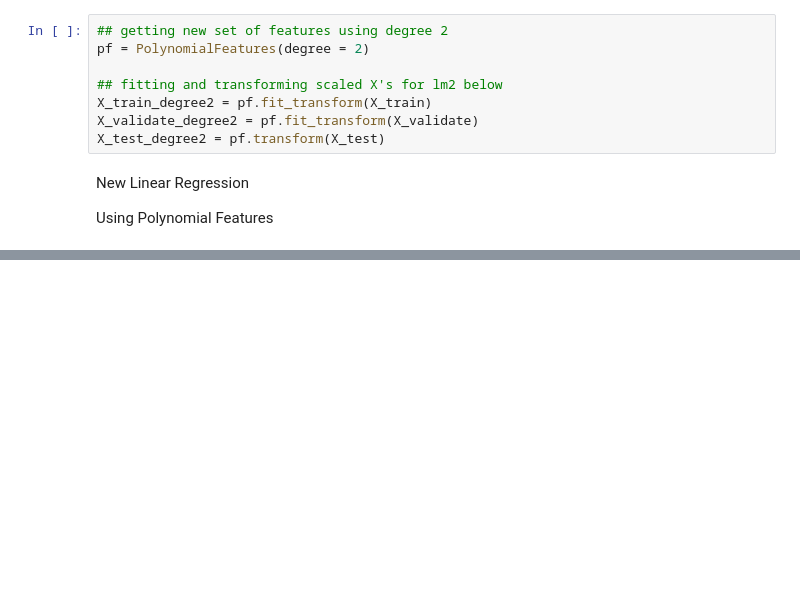
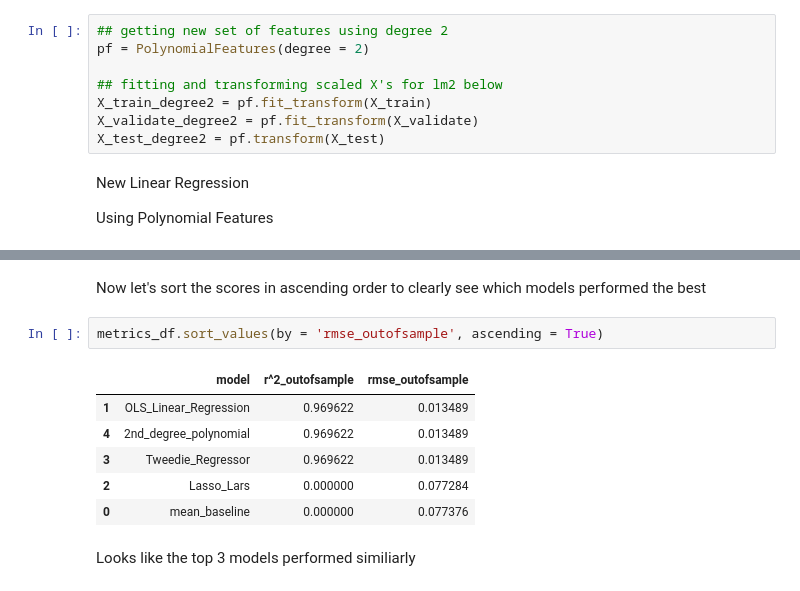
Before and after one commit to ForrestMccrosky/CSGO_player_KD, a Jupyter notebook: Rough_Draft.ipynb, the cells around one changed output, grey strips where cells are left out. Cells and saved outputs as stored; diff of their text form; blank space fills up the shorter version.

```diff
--- a/Rough_Draft.ipynb
+++ b/Rough_Draft.ipynb
@@ -489,0 +557,13 @@ SyntaxError: unexpected EOF while parsing (<ipython-input-61-8ca3c252c022>, line
+# %% [markdown]
+Now let's sort the scores in ascending order to clearly see which models performed the best
+# %%
+metrics_df.sort_values(by = 'rmse_outofsample', ascending = True)
+# %% [output]
+|  | model | r^2_outofsample | rmse_outofsample |
+| 1 | OLS_Linear_Regression | 0.969622 | 0.013489 |
+| 4 | 2nd_degree_polynomial | 0.969622 | 0.013489 |
+| 3 | Tweedie_Regressor | 0.969622 | 0.013489 |
+| 2 | Lasso_Lars | 0.000000 | 0.077284 |
+| 0 | mean_baseline | 0.000000 | 0.077376 |
+# %% [markdown]
+Looks like the top 3 models performed similiarly
```
Also changed, not shown: parts of 16 cells of this notebook.
